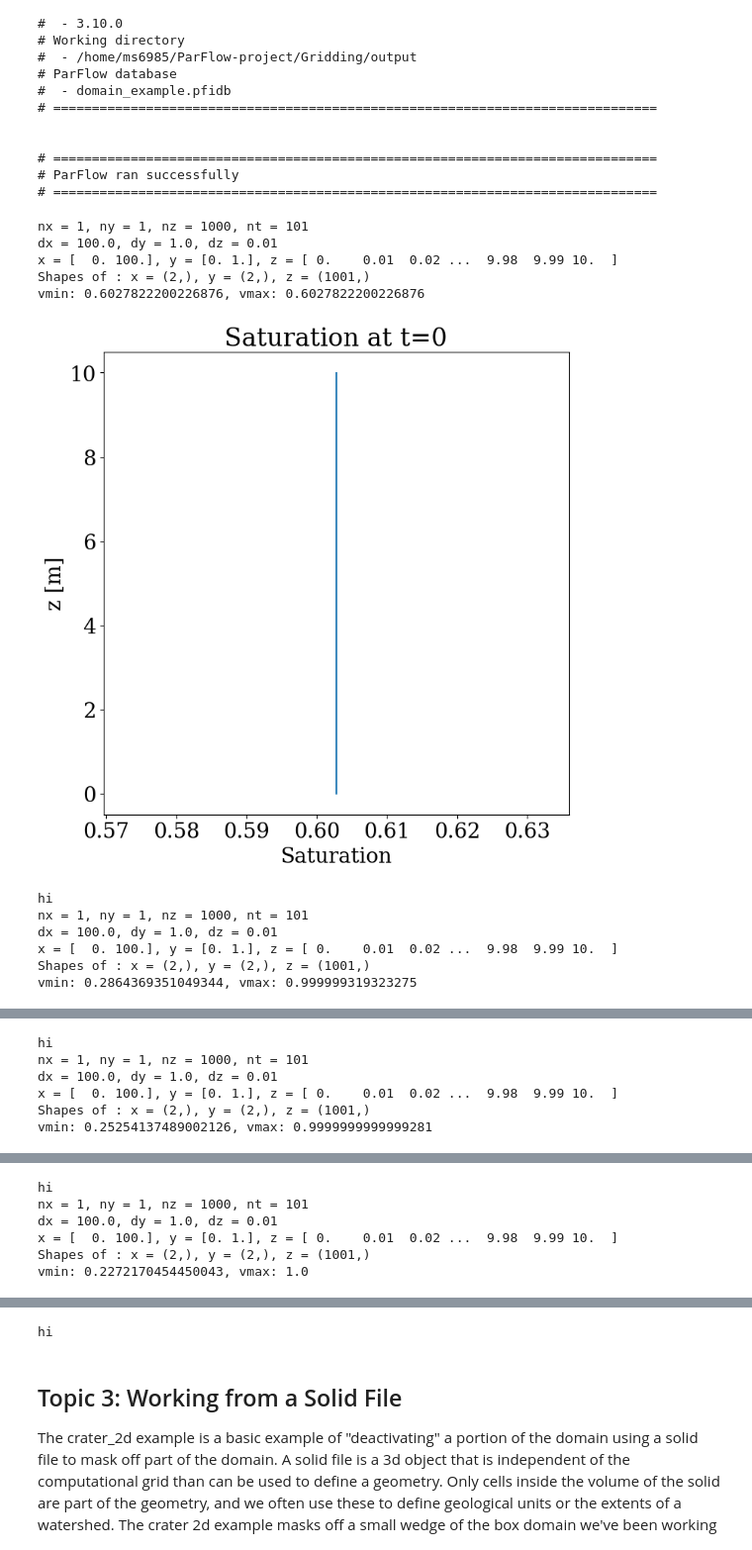
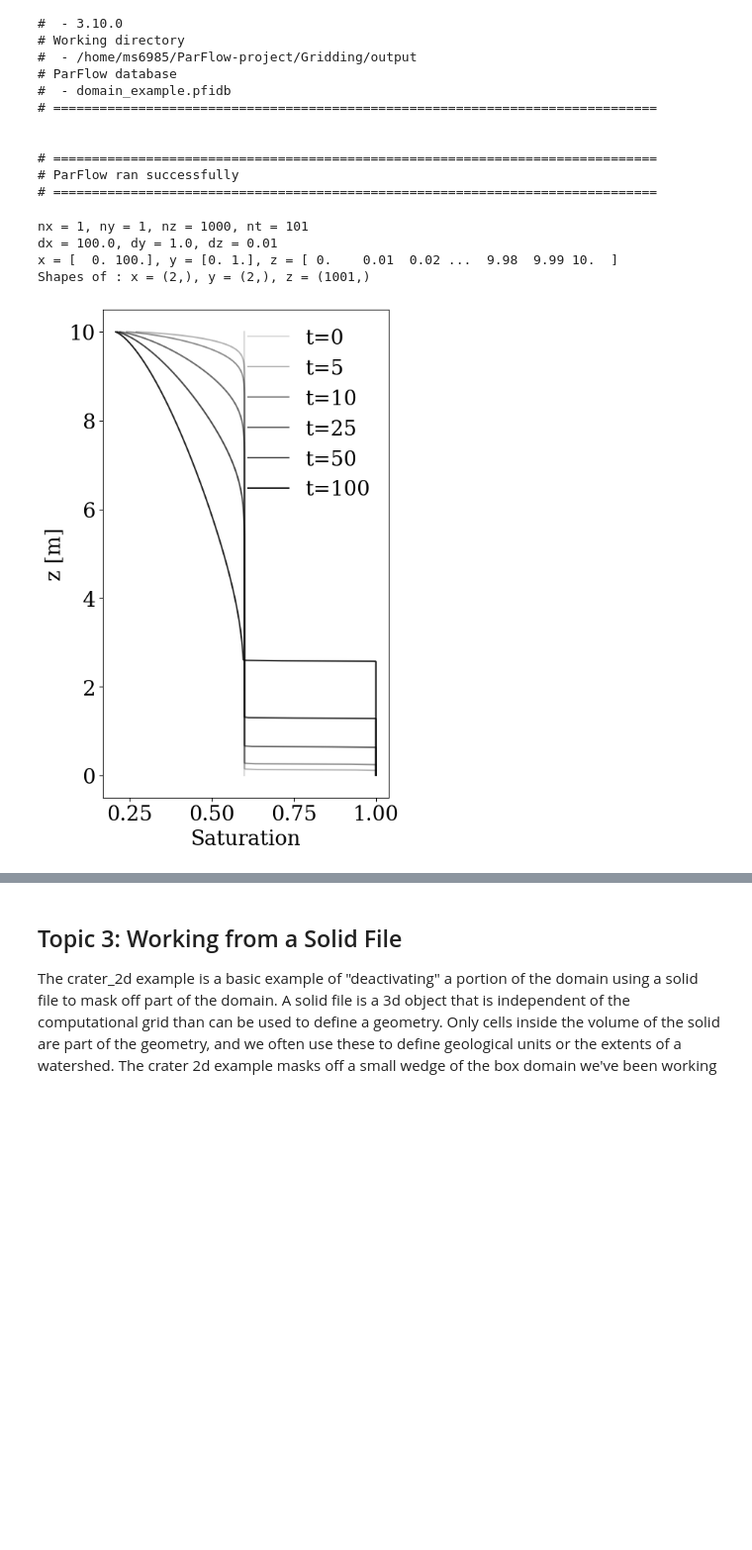
Before and after one commit to mashadab/ParFlow-project, a Jupyter notebook: Gridding/gridding.ipynb, the cells around one changed output, grey strips where cells are left out. Shown at 99% size. Saved outputs shown, nothing was run; the diff lists cells and outputs as text; code cells hidden in the pictures; blank space fills up the shorter version.

```diff
--- a/Gridding/gridding.ipynb
+++ b/Gridding/gridding.ipynb
@@ -115,11 +115,12 @@ domain_example.Phase.water.Mobility.Value = 1.0
 #-----------------------------------------------------------------------------
 # Relative Permeability
 #-----------------------------------------------------------------------------
+Saturation_N = 1000; RelPerm_N = 1000
 domain_example.Phase.RelPerm.Type        = 'VanGenuchten'
 domain_example.Phase.RelPerm.GeomNames   = 'domain'
 
 domain_example.Geom.domain.RelPerm.Alpha = 1.0
-domain_example.Geom.domain.RelPerm.N     = 1000.0#2.0
+domain_example.Geom.domain.RelPerm.N     = RelPerm_N#1000.0#2.0
 
 #---------------------------------------------------------
 # Saturation
@@ -128,7 +129,7 @@ domain_example.Phase.Saturation.Type        = 'VanGenuchten'
 domain_example.Phase.Saturation.GeomNames   = 'domain'
 
 domain_example.Geom.domain.Saturation.Alpha = 1.0
-domain_example.Geom.domain.Saturation.N     = 1000.0#2.0
+domain_example.Geom.domain.Saturation.N     = Saturation_N#1000.0#2.0
 domain_example.Geom.domain.Saturation.SRes  = 0.2
 domain_example.Geom.domain.Saturation.SSat  = 1.0
 
@@ -335,21 +336,16 @@ base: /home/ms6985/ParFlow-project/Gridding/output
 # ==============================================================================
 # %%
 # Call plotting function at multiple timesteps
-timesteps = [0, 5, 10,25,50]
-
+timesteps = [0, 5, 10,25,50, 100]
+'''
 for t in timesteps:
     #plot_domain(base, "satur", timestep=t)
     plot_vert_var(base, "satur", timestep=t)
+'''
+plot_vert_var_combined(base, "satur", timesteps,RelPerm_N,Saturation_N)
 # %% [output]
 nx = 1, ny = 1, nz = 1000, nt = 101
 dx = 100.0, dy = 1.0, dz = 0.01
 x = [  0. 100.], y = [0. 1.], z = [ 0.    0.01  0.02 ...  9.98  9.99 10.  ]
 Shapes of : x = (2,), y = (2,), z = (1001,)
-vmin: 0.6027822200226876, vmax: 0.6027822200226876
-[figure, old version]
+[figure, new version]
-hi
-nx = 1, ny = 1, nz = 1000, nt = 101
-dx = 100.0, dy = 1.0, dz = 0.01
-x = [  0. 100.], y = [0. 1.], z = [ 0.    0.01  0.02 ...  9.98  9.99 10.  ]
-Shapes of : x = (2,), y = (2,), z = (1001,)
-vmin: 0.2864369351049344, vmax: 0.999999319323275
@@ -357,6 +351,0 @@ vmin: 0.2864369351049344, vmax: 0.999999319323275
-hi
-nx = 1, ny = 1, nz = 1000, nt = 101
-dx = 100.0, dy = 1.0, dz = 0.01
-x = [  0. 100.], y = [0. 1.], z = [ 0.    0.01  0.02 ...  9.98  9.99 10.  ]
-Shapes of : x = (2,), y = (2,), z = (1001,)
-vmin: 0.25254137489002126, vmax: 0.9999999999999281
@@ -364,6 +351,0 @@ vmin: 0.25254137489002126, vmax: 0.9999999999999281
-hi
-nx = 1, ny = 1, nz = 1000, nt = 101
-dx = 100.0, dy = 1.0, dz = 0.01
-x = [  0. 100.], y = [0. 1.], z = [ 0.    0.01  0.02 ...  9.98  9.99 10.  ]
-Shapes of : x = (2,), y = (2,), z = (1001,)
-vmin: 0.2272170454450043, vmax: 1.0
@@ -378,4 +352,3 @@ vmin: 0.2167536136675092, vmax: 1.0
-hi
 # %% [markdown]
 ## Topic 3: Working from a Solid File
 
```
Also changed, not shown: parts of 5 cells of this notebook, 2 other files.
